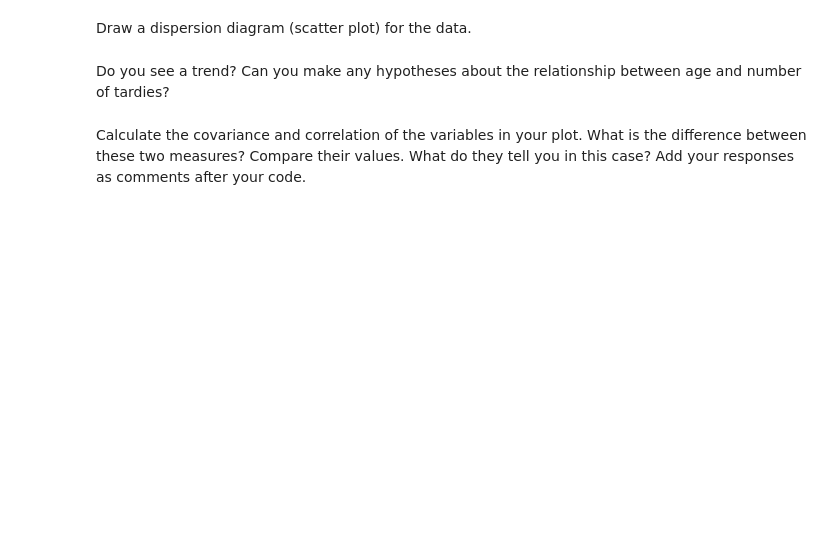
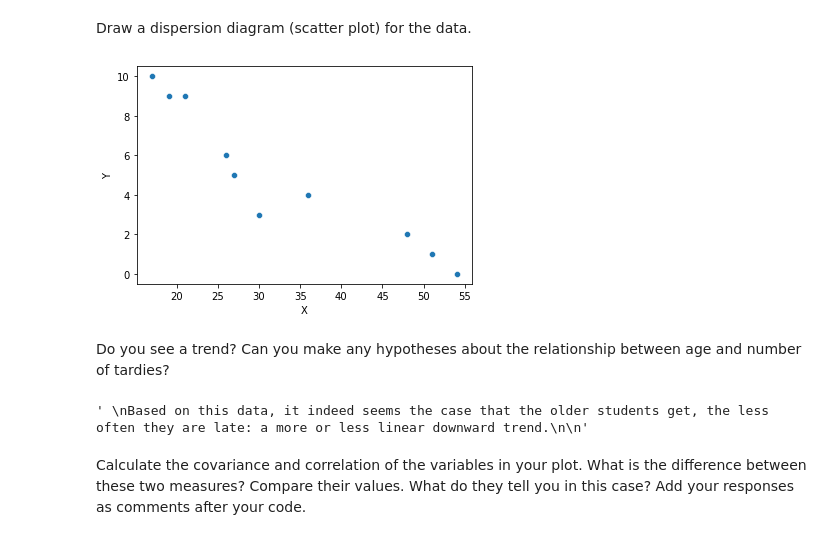
Before and after one commit to jetsal/data_analytics202103_module_3, a Jupyter notebook: labs/module_3_labs/Linear-Regression-Analysis/your_code/main.ipynb, the cells around one changed output. Cells and saved outputs as stored; diff of their text form; code cells hidden in the pictures; blank space fills up the shorter version.

Commit message:
committing solutions to linear regression analysis lab

```diff
--- a/labs/module_3_labs/Linear-Regression-Analysis/your_code/main.ipynb
+++ b/labs/module_3_labs/Linear-Regression-Analysis/your_code/main.ipynb
@@ -32,0 +38,6 @@ student_data = pd.DataFrame({'X': [x_values], 'Y': [y_values]})
+# %%
+# Your code here.
+x_values = [17,51,27,21,36,48,19,26,54,30]
+y_values = [10,1,5,9,4,2,9,6,0,3]
+
+student_data = pd.DataFrame({'X': x_values, 'Y': y_values})
@@ -34,5 +59,8 @@ student_data = pd.DataFrame({'X': [x_values], 'Y': [y_values]})
 Draw a dispersion diagram (scatter plot) for the data.
 # %%
 # Your code here.
+sns.scatterplot(data=student_data, x="X", y="Y");
+# %% [output]
+[figure, added]
 # %% [markdown]
 Do you see a trend? Can you make any hypotheses about the relationship between age and number of tardies?
@@ -41,2 +67,10 @@ Do you see a trend? Can you make any hypotheses about the relationship between a
+# %%
+# Your response here.
+"""
+Based on this data, it indeed seems the case that the older students get, the less often they are late: a more or less linear downward trend.
+
+"""
+# %% [output]
+' \nBased on this data, it indeed seems the case that the older students get, the less often they are late: a more or less linear downward trend.\n\n'
 # %% [markdown]
 Calculate the covariance and correlation of the variables in your plot. What is the difference between these two measures? Compare their values. What do they tell you in this case? Add your responses as comments after your code.
```
Also changed, not shown: parts of 31 cells of this notebook, 1 other file.
